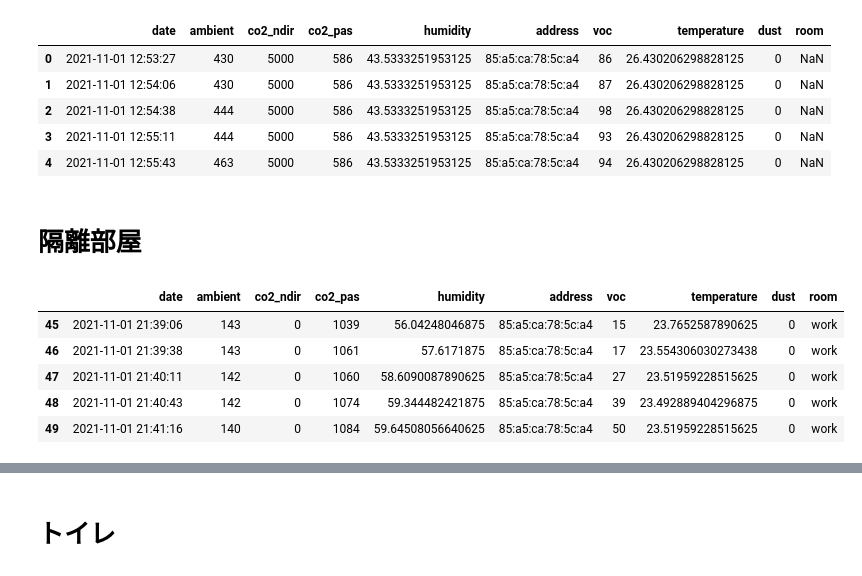
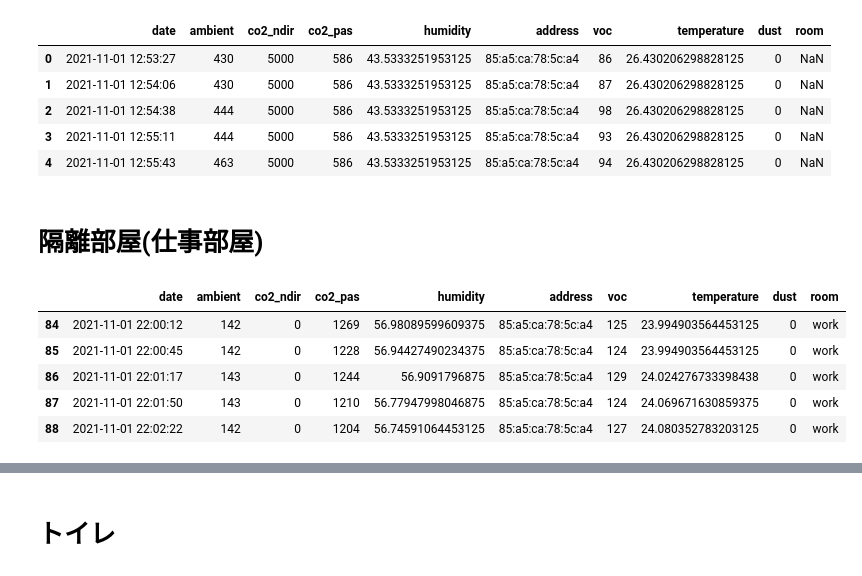
Before and after one commit to dkhmd/quarantine_helper, a Jupyter notebook: cloud/ml/env_model.ipynb, the cells around one changed output, grey strips where cells are left out. Drawn from its saved outputs; the diff is of its cells as text; code cells hidden in the pictures.

```diff
--- a/cloud/ml/env_model.ipynb
+++ b/cloud/ml/env_model.ipynb
@@ -22,13 +51,13 @@ df.head()
 # %% [markdown]
-# 隔離部屋
+# 隔離部屋(仕事部屋)
 # %%
 df_work = df[df['room'] == 'work']
-df_work = df[df['date'] > '2021-11-01 21:39:00']
+df_work = df[df['date'] > '2021-11-01 22:00:00']
 df_work.head()
 # %% [output]
 |  | date | ambient | co2_ndir | co2_pas | humidity | address | voc | temperature | dust | room |
-| 45 | 2021-11-01 21:39:06 | 143 | 0 | 1039 | 56.04248046875 | 85:a5:ca:78:5c:a4 | 15 | 23.7652587890625 | 0 | work |
-| 46 | 2021-11-01 21:39:38 | 143 | 0 | 1061 | 57.6171875 | 85:a5:ca:78:5c:a4 | 17 | 23.554306030273438 | 0 | work |
-| 47 | 2021-11-01 21:40:11 | 142 | 0 | 1060 | 58.6090087890625 | 85:a5:ca:78:5c:a4 | 27 | 23.51959228515625 | 0 | work |
-| 48 | 2021-11-01 21:40:43 | 142 | 0 | 1074 | 59.344482421875 | 85:a5:ca:78:5c:a4 | 39 | 23.492889404296875 | 0 | work |
-| 49 | 2021-11-01 21:41:16 | 140 | 0 | 1084 | 59.64508056640625 | 85:a5:ca:78:5c:a4 | 50 | 23.51959228515625 | 0 | work |
+| 84 | 2021-11-01 22:00:12 | 142 | 0 | 1269 | 56.98089599609375 | 85:a5:ca:78:5c:a4 | 125 | 23.994903564453125 | 0 | work |
+| 85 | 2021-11-01 22:00:45 | 142 | 0 | 1228 | 56.94427490234375 | 85:a5:ca:78:5c:a4 | 124 | 23.994903564453125 | 0 | work |
+| 86 | 2021-11-01 22:01:17 | 143 | 0 | 1244 | 56.9091796875 | 85:a5:ca:78:5c:a4 | 129 | 24.024276733398438 | 0 | work |
+| 87 | 2021-11-01 22:01:50 | 143 | 0 | 1210 | 56.77947998046875 | 85:a5:ca:78:5c:a4 | 124 | 24.069671630859375 | 0 | work |
+| 88 | 2021-11-01 22:02:22 | 142 | 0 | 1204 | 56.74591064453125 | 85:a5:ca:78:5c:a4 | 127 | 24.080352783203125 | 0 | work |
```
Also changed, not shown: parts of 4 cells of this notebook.
